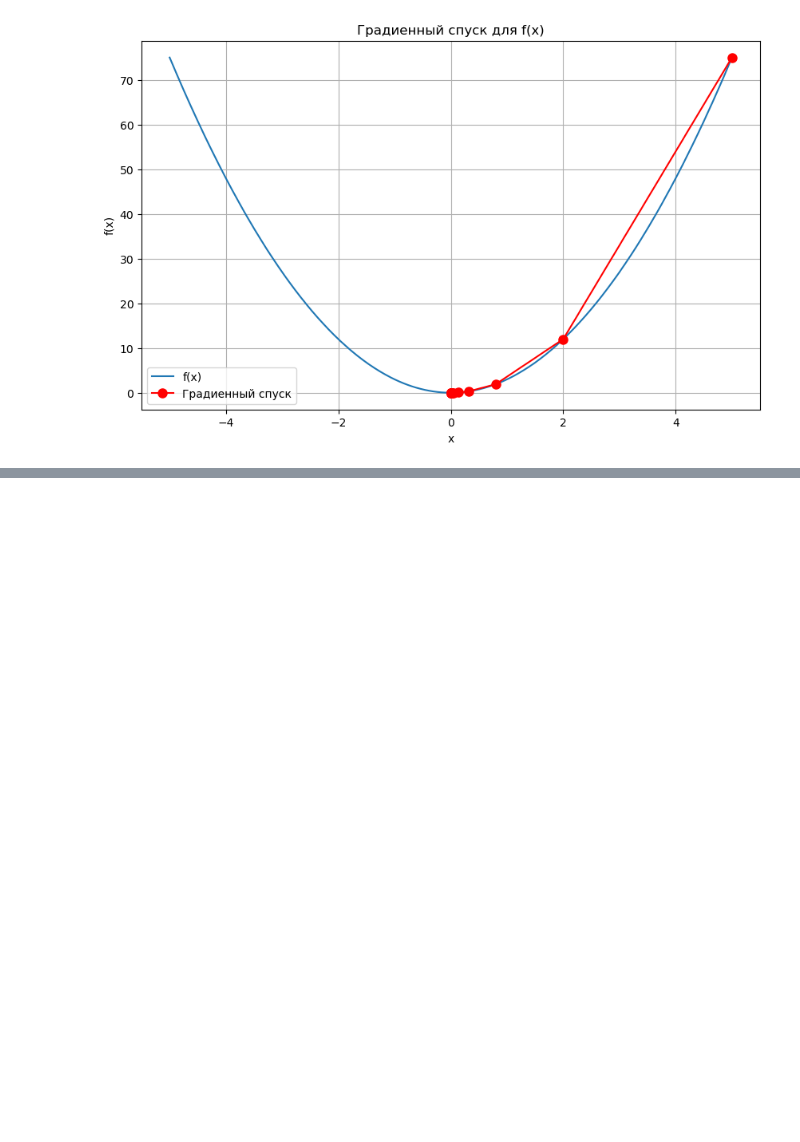
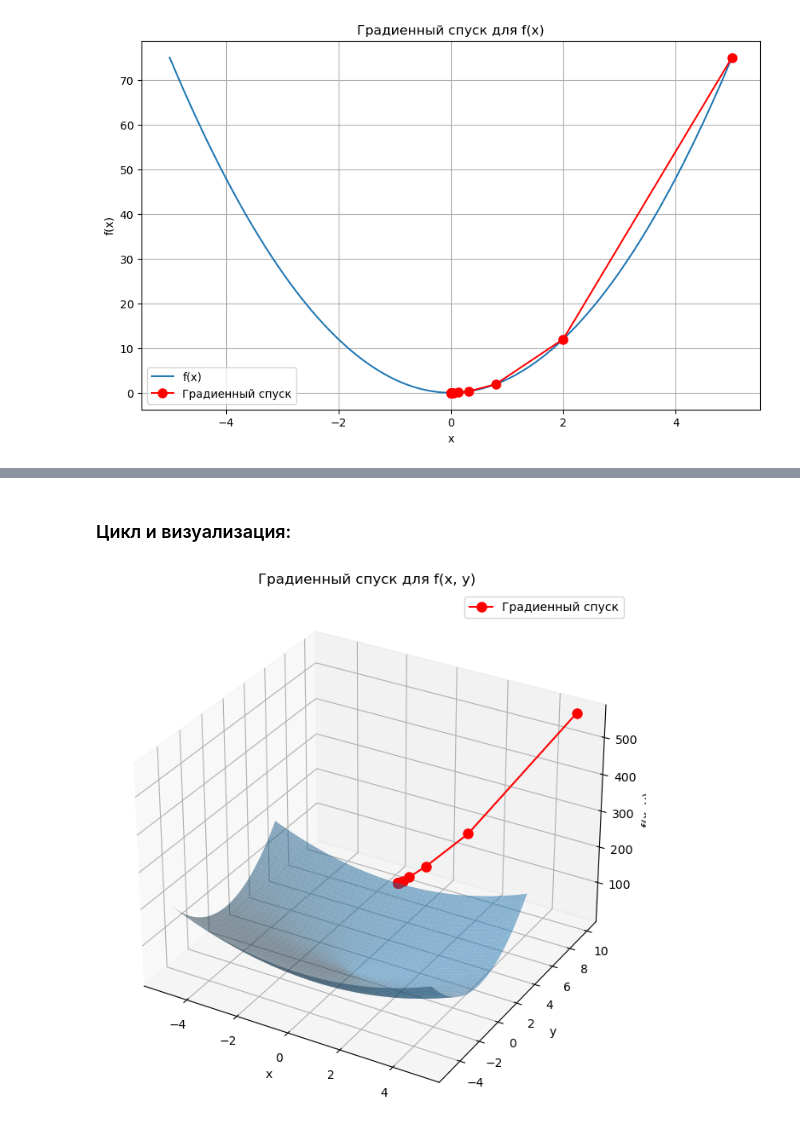
Before and after one commit to polyya02/HW_ML, a Jupyter notebook: lesson5.ipynb, the cells around one changed output, grey strips where cells are left out. Saved outputs shown, nothing was run; the diff lists cells and outputs as text; code cells hidden in the pictures; blank space fills up the shorter version.

```diff
--- a/lesson5.ipynb
+++ b/lesson5.ipynb
@@ -54,0 +65,32 @@ plt.show()
+# %%
+df = grad(f)
+# %%
+x0 = np.array([5.0, 10.0])
+λ = 0.1
+res = []
+# %% [markdown]
+### Цикл и визуализация:
+# %%
+while True:
+    res.append((x0[0], x0[1], f(x0[0], x0[1])))
+    x1 = x0 - λ * np.array(df(x0[0], x0[1]))
+
+    if np.linalg.norm(x1 - x0) < 0.00000001:
+        break
+
+    x0 = x1
+# %%
+res = np.array(res)
+# %%
+fig = plt.figure(figsize=(12, 8))
+ax = fig.add_subplot(111, projection='3d')
+ax.plot_surface(*np.meshgrid(np.linspace(-5, 5, 100), np.linspace(-5, 5, 100)), f(*np.meshgrid(np.linspace(-5, 5, 100), np.linspace(-5, 5, 100))), alpha=0.5)
+ax.plot(res[:, 0], res[:, 1], res[:, 2], 'ro-', label='Градиенный спуск', markersize=8)
+ax.set_xlabel('x')
+ax.set_ylabel('y')
+ax.set_zlabel('f(x, y)')
+ax.set_title('Градиенный спуск для f(x, y)')
+plt.legend()
+plt.show()
+# %% [output]
+[figure, added]
```
Also changed, not shown: parts of 12 cells of this notebook.
